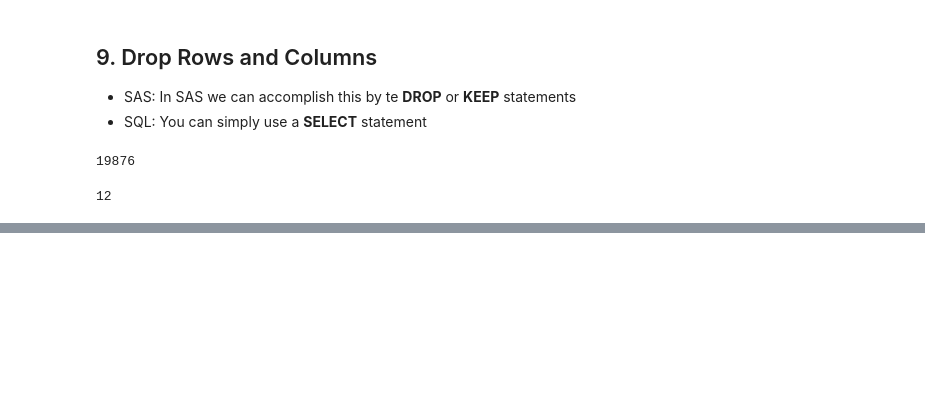
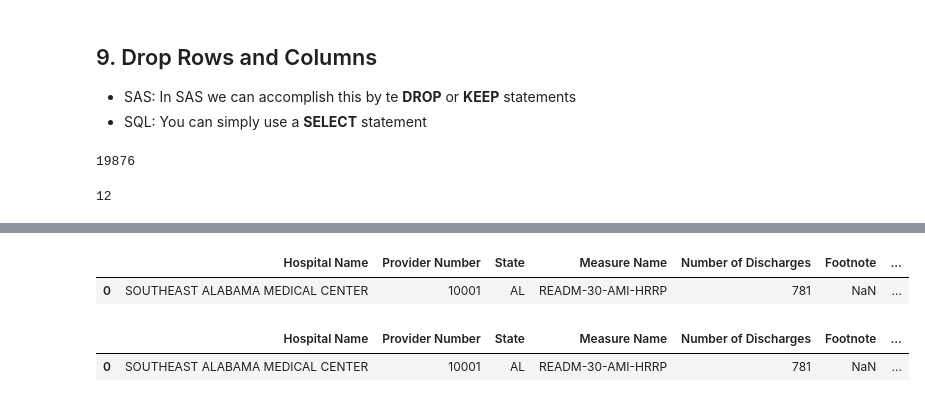
Before and after one commit to 4ram2varma5/SAS_to_Python, a Jupyter notebook: 1_familiarize_yourself_with_your_data.ipynb, the cells around one changed output, grey strips where cells are left out. Cells and saved outputs as stored; diff of their text form; code cells hidden in the pictures; blank space fills up the shorter version.

```diff
--- a/1_familiarize_yourself_with_your_data.ipynb
+++ b/1_familiarize_yourself_with_your_data.ipynb
@@ -538,0 +636,15 @@ df[df['State'] != 'AL'].head(2)
+# %%
+#lower case
+df = life
+df['lc'] = df['Hospital Name'].str.lower()
+df.head(1)
+# %% [output]
+|  | Hospital Name | Provider Number | State | Measure Name | Number of Discharges | Footnote | ... |
+| 0 | SOUTHEAST ALABAMA MEDICAL CENTER | 10001 | AL | READM-30-AMI-HRRP | 781 | NaN | ... |
+# %%
+#uppercase
+df['uc'] = df['lc'].str.upper()
+df.head(1)
+# %% [output]
+|  | Hospital Name | Provider Number | State | Measure Name | Number of Discharges | Footnote | ... |
+| 0 | SOUTHEAST ALABAMA MEDICAL CENTER | 10001 | AL | READM-30-AMI-HRRP | 781 | NaN | ... |
```
Also changed, not shown: parts of 15 cells of this notebook.
